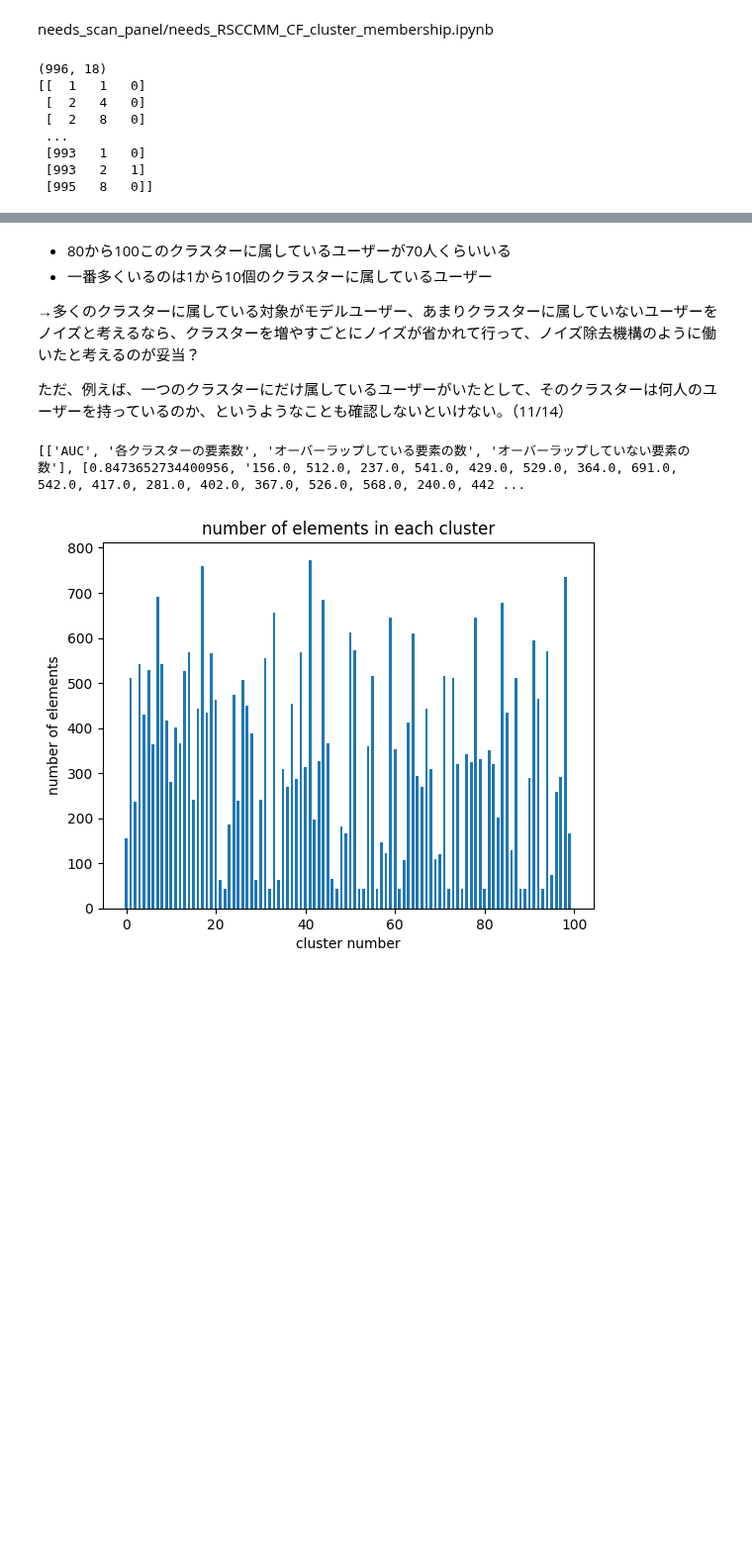
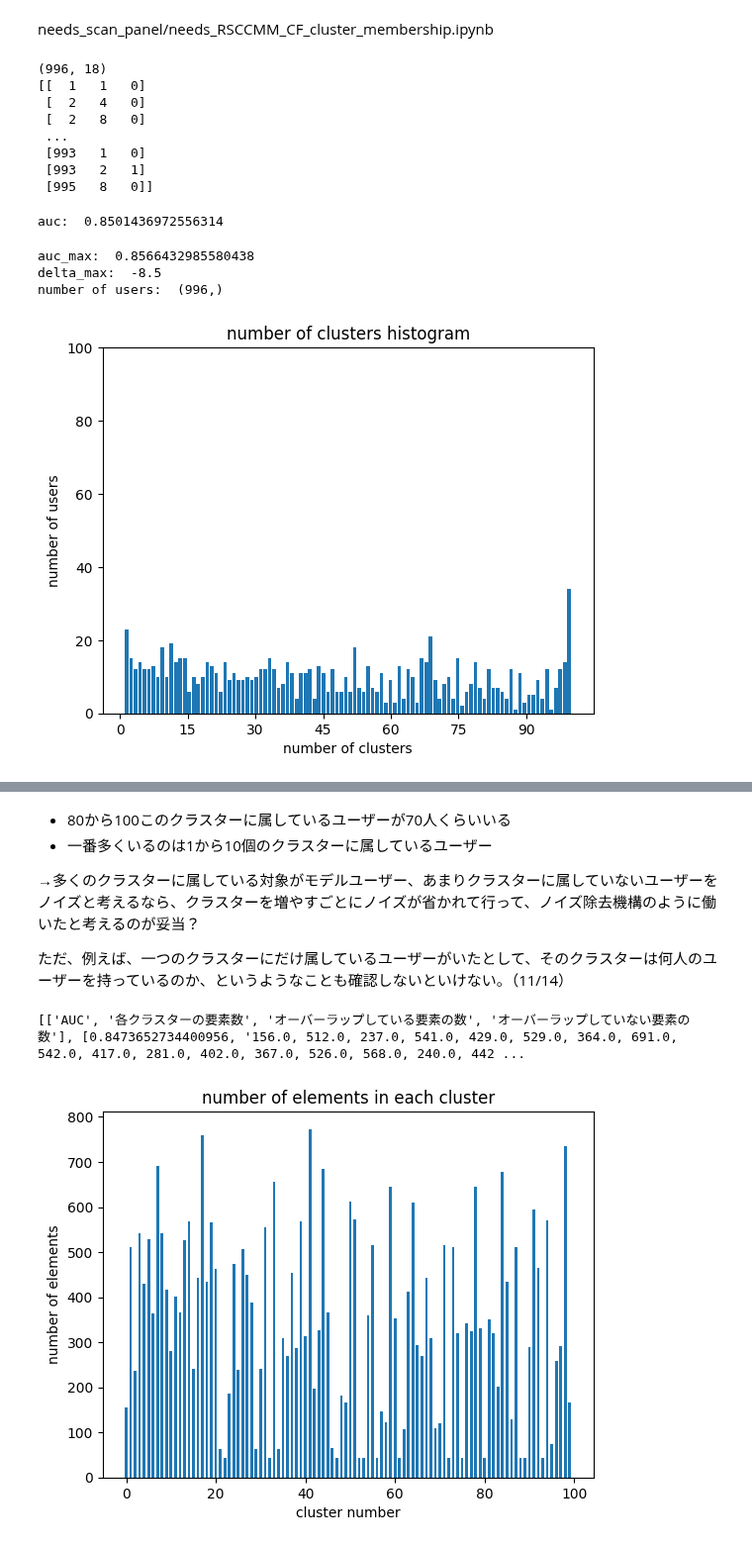
Before and after one commit to kimisuke0503/colab-research, a Jupyter notebook: needs_scan_panel/needs_RSCCMM_CF_cluster_membership.ipynb, the cells around one changed output, grey strips where cells are left out. Shown at 99% size. Drawn from its saved outputs; the diff is of its cells as text; code cells hidden in the pictures; blank space fills up the shorter version.

```diff
--- a/needs_scan_panel/needs_RSCCMM_CF_cluster_membership.ipynb
+++ b/needs_scan_panel/needs_RSCCMM_CF_cluster_membership.ipynb
@@ -99,7 +99,6 @@ def RSCCMM_CF_AUC_CLUSTER(roop, test, X, C, delta):
   n_overlaps_max = 0
   rough_u_max = 0
   w_max = 0
-  output = []
 
   test_true = np.zeros(test_num)
   r_test_score = np.zeros(test_num)
@@ -109,24 +108,21 @@ def RSCCMM_CF_AUC_CLUSTER(roop, test, X, C, delta):
 
   for i in range(roop):
     r, rough_u, w = RSCCMM(X, C, delta) # RSCCM法を適用
-    every_cluster_objs = np.sum(rough_u, axis=1) # 各クラスターの要素数
-    n_overlaps = np.sum((np.sum(rough_u, axis=0) > 1).astype(np.float64)) # オーバーラップした要素数
 
     for j in range(test_num):
       r_test_score[j] = r[test[j][0]][test[j][1]]
 
     auc = roc_auc_score(test_true, r_test_score) # AUCを計算
-    output.append([auc, ', '.join(map(str, every_cluster_objs)), n_overlaps, X.shape[0] - n_overlaps])
 
     if auc > auc_max:
       auc_max = auc
       rough_u_max = rough_u
       w_max = w
-      delta_max = delta
-      every_cluster_objs_max = every_cluster_objs
-      n_overlaps_max = n_overlaps
 
 
-  return auc_max, rough_u, every_cluster_objs_max, n_overlaps_max, w_max, output
+  return auc_max, rough_u_max, w_max
 
-auc_max, rough_u_max, every_cluster_objs_max, n_overlaps_max, w_max, output = RSCCMM_CF_AUC_CLUSTER(10, test_needs, X_needs, 100, -7)
+auc_max, rough_u_max, w_max = RSCCMM_CF_AUC_CLUSTER(10, test_needs, X_needs, 10, -6)
+print("auc: ", auc_max)
+# %% [output]
+auc:  0.8501436972556314
@@ -132,0 +134,43 @@ auc_max, rough_u_max, every_cluster_objs_max, n_overlaps_max, w_max, output = RS
+# %%
+auc_max_max = 0
+rough_u_max_max = 0
+delta_max = 0
+
+for delta in delta_list:
+  auc_max, rough_u_max, w_max = RSCCMM_CF_AUC_CLUSTER(10, test_needs, X_needs, C, delta)
+  if auc_max > auc_max_max:
+    auc_max_max = auc_max
+    rough_u_max_max = rough_u_max
+    delta_max = delta
+
+print("auc_max: ", auc_max_max)
+print("delta_max: ", delta_max)
+
+n_clusters_per_obj = np.sum(rough_u_max_max, axis=0) # 各対象が、いくつのクラスターに属しているか
+print("number of users: ", n_clusters_per_obj.shape)
+
+fig = plt.figure()
+ax = fig.add_subplot(1,1,1)
+
+ax.hist(n_clusters_per_obj, bins=C, rwidth=0.8)
+ax.set_ylim(0, 100)
+ax.xaxis.set_major_locator(MaxNLocator(integer=True))
+ax.set_title('number of clusters histogram')
+ax.set_xlabel('number of clusters')
+ax.set_ylabel('number of users')
+fig.show()
+plt.savefig(f"{name}.png", format="png", dpi=300)
+
+output = [["AUC", "delta", "各対象の所属クラスター数"], [auc_max_max, delta_max, ', '.join(map(str, n_clusters_per_obj))]]
+with open(f'{name}.csv', 'wt', encoding='utf-8', newline='') as fout:
+    writer = csv.writer(fout)
+    writer.writerows(output)
+
+with open(f'{name}_rough_u.csv', 'wt', encoding='utf-8', newline='') as fout:
+    writer = csv.writer(fout)
+    writer.writerows(rough_u_max_max)
+# %% [output]
+auc_max:  0.8566432985580438
+delta_max:  -8.5
+number of users:  (996,)
+[figure, added]
```
Also changed, not shown: parts of 4 cells of this notebook.
